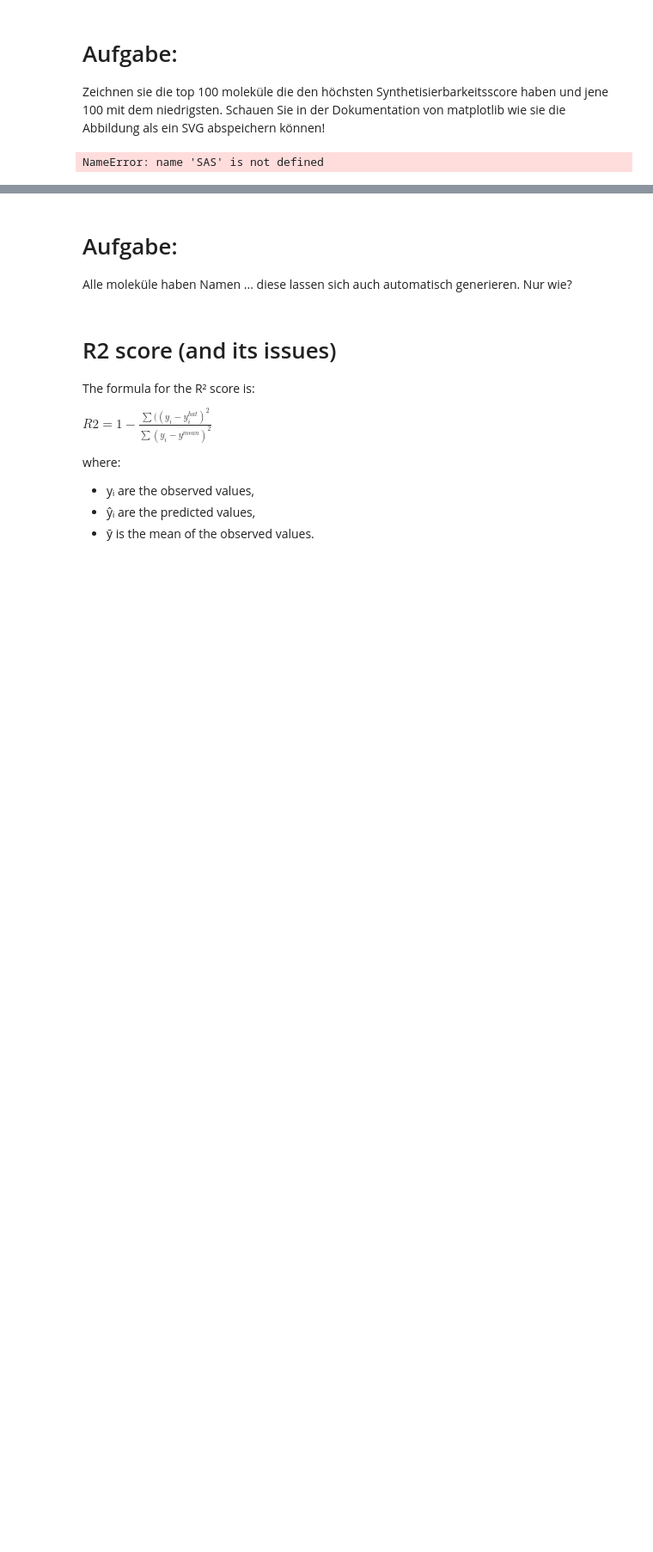
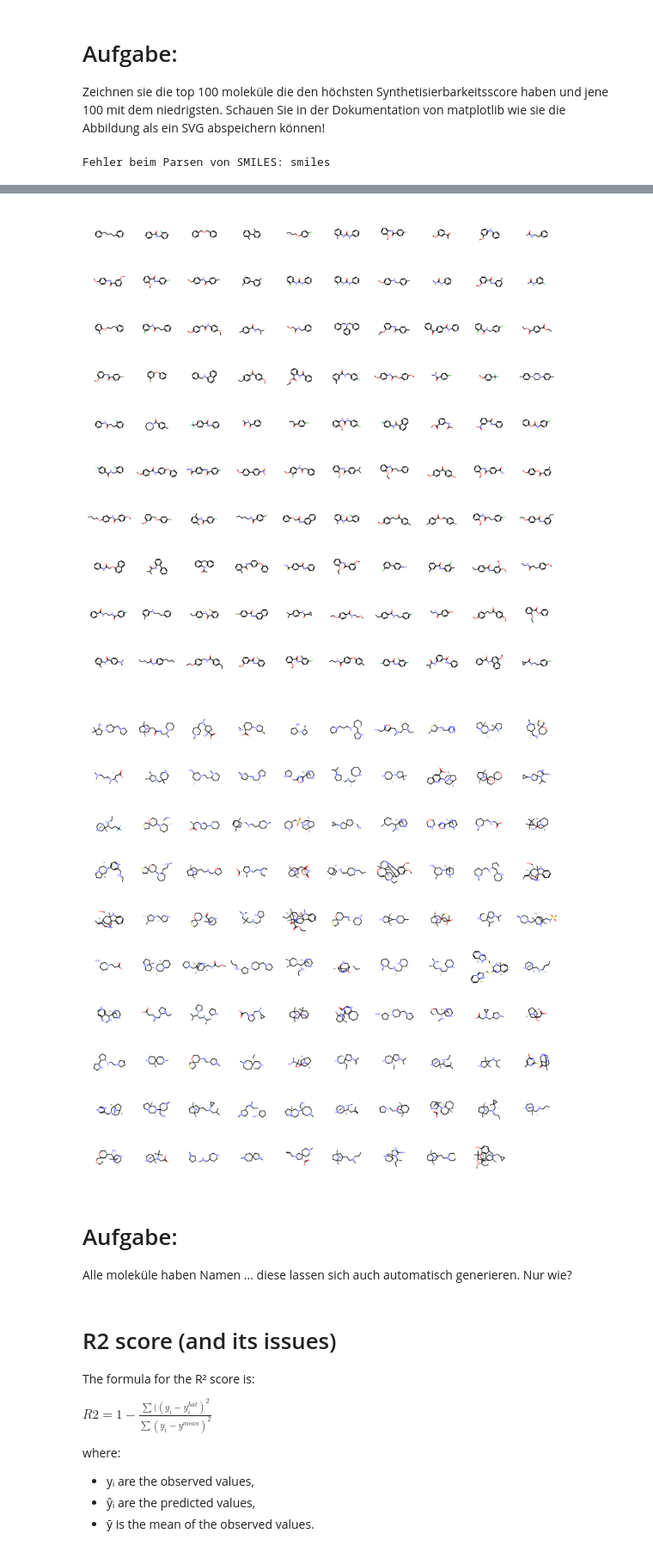
Before and after one commit to Lemonatix/how-to-python, a Jupyter notebook: chem_python/drawing_molecules2.ipynb, the cells around one changed output, grey strips where cells are left out. Shown at 86% size. Drawn from its saved outputs; the diff is of its cells as text; code cells hidden in the pictures; blank space fills up the shorter version.

Commit message:
adds sas score task solution

```diff
--- a/chem_python/drawing_molecules2.ipynb
+++ b/chem_python/drawing_molecules2.ipynb
@@ -242,27 +242,50 @@ plt.tight_layout()
 
 Zeichnen sie die top 100 moleküle die den höchsten Synthetisierbarkeitsscore haben und jene 100 mit dem niedrigsten.
 Schauen Sie in der Dokumentation von matplotlib wie sie die Abbildung als ein SVG abspeichern können!
-# %%
-import pandas as pd
-from rdkit import Chem
-from rdkit.Chem import rdMolDescriptors
-
-url = "https://raw.githubusercontent.com/aspuru-guzik-group/chemical_vae/master/models/zinc_properties/250k_rndm_zinc_drugs_clean_3.csv"
-df = pd.read_csv(url)
-
-sas = np.array(SAS)
-
-def compute_sa_score(smiles):
-    mol = Chem.MolFromSmiles(smiles)
-    if mol is not None:
-        return rdMolDescriptors.sas(mol)
-    else:
-        return None
-
-df['SA_score'] = df['smiles'].apply(compute_sa_score)
-
-
-
-plt.savefig("plot_reaktionsordnung.pdf", format="svg", bbox_inches="tight")
-# %% [output]
-NameError: name 'SAS' is not defined
+# %%
+import pandas as pd
+from rdkit import Chem
+from rdkit.Chem import Draw
+import matplotlib.pyplot as plt
+import csv
+
+df = pd.read_csv('250k_rndm_zinc_drugs_clean_3.csv', header=None, engine='python', quoting=csv.QUOTE_ALL)
+
+df_sorted = df.sort_values(by=df.columns[-1])
+
+bottom100 = df_sorted.head(100)
+top100 = df_sorted.tail(100)
+
+def clean_smiles(smiles):
+    return smiles.strip('"').replace('\n', '')
+
+def smi_to_mol(smi):
+    mol = Chem.MolFromSmiles(smi)
+    if mol is None:
+        print(f"Fehler beim Parsen von SMILES: {smi}")
+    return mol
+
+smiles_col = df.columns[0]
+
+bottom_smiles = bottom100[smiles_col].apply(clean_smiles).tolist()
+bottom_mols = [smi_to_mol(smi) for smi in bottom_smiles]
+bottom_mols = [mol for mol in bottom_mols if mol is not None]
+
+top_smiles = top100[smiles_col].apply(clean_smiles).tolist()
+top_mols = [smi_to_mol(smi) for smi in top_smiles]
+top_mols = [mol for mol in top_mols if mol is not None]
+
+img_bottom = Draw.MolsToGridImage(bottom_mols, molsPerRow=10, subImgSize=(150,150))
+img_top = Draw.MolsToGridImage(top_mols, molsPerRow=10, subImgSize=(150,150))
+
+fig, ax = plt.subplots(figsize=(20, 20))
+ax.imshow(img_bottom)
+ax.axis('off')
+plt.savefig('bottom_molecules.svg', format='svg')
+
+fig, ax = plt.subplots(figsize=(20, 20))
+ax.imshow(img_top)
+ax.axis('off')
+plt.savefig('top_molecules.svg', format='svg')
+# %% [output]
+Fehler beim Parsen von SMILES: smiles
@@ -269,3 +297,5 @@ NameError: name 'SAS' is not defined
+[figure, added]
+[figure, added]
 # %% [markdown]
 # Aufgabe:
 
```
Also changed, not shown: parts of 1 cell of this notebook.
